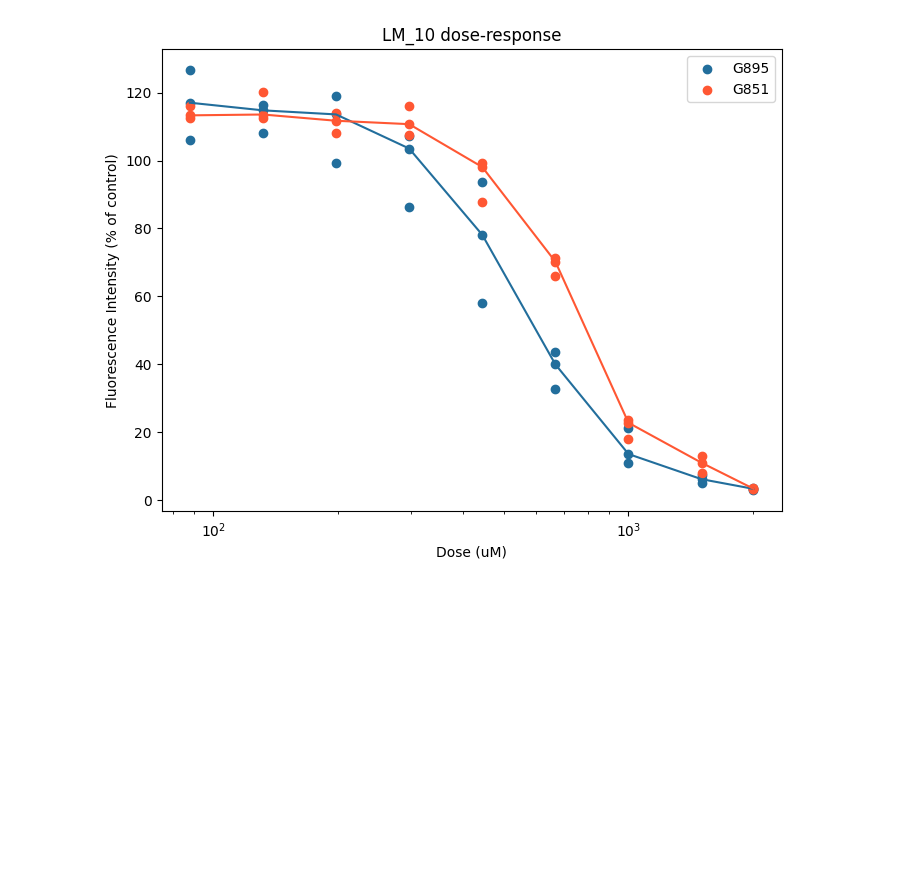
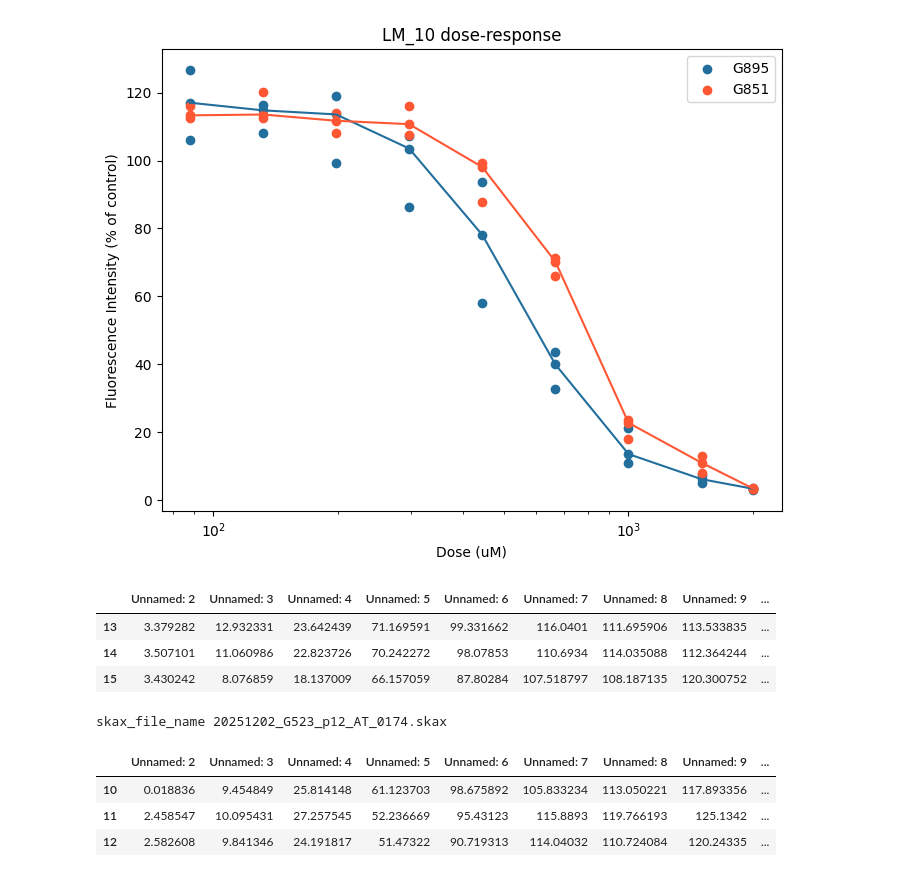
Before and after one commit to jess-xia/drug_dose_response, a Jupyter notebook: dose_response_alamar_triplicate.ipynb, the cells around one changed output. Drawn from its saved outputs; the diff is of its cells as text; code cells hidden in the pictures; blank space fills up the shorter version.

```diff
--- a/dose_response_alamar_triplicate.ipynb
+++ b/dose_response_alamar_triplicate.ipynb
@@ -417,3 +417,10 @@ plt.show()
 skax_file_name 20240927_G895_Epa_LM10.skax
 skax_file_name 20240927_G851_Epa_LM10.skax
 [figure]
+# %%
+cell_line_2
+# %% [output]
+|  | Unnamed: 2 | Unnamed: 3 | Unnamed: 4 | Unnamed: 5 | Unnamed: 6 | Unnamed: 7 | Unnamed: 8 | Unnamed: 9 | ... |
+| 13 | 3.379282 | 12.932331 | 23.642439 | 71.169591 | 99.331662 | 116.0401 | 111.695906 | 113.533835 | ... |
+| 14 | 3.507101 | 11.060986 | 22.823726 | 70.242272 | 98.07853 | 110.6934 | 114.035088 | 112.364244 | ... |
+| 15 | 3.430242 | 8.076859 | 18.137009 | 66.157059 | 87.80284 | 107.518797 | 108.187135 | 120.300752 | ... |
@@ -419,0 +432,11 @@ skax_file_name 20240927_G851_Epa_LM10.skax
+# %%
+cell_line_1 = standardize_replicates_all_cells(G523_AT0174_file_path, 1)
+# %% [output]
+skax_file_name 20251202_G523_p12_AT_0174.skax
+# %%
+cell_line_1
+# %% [output]
+|  | Unnamed: 2 | Unnamed: 3 | Unnamed: 4 | Unnamed: 5 | Unnamed: 6 | Unnamed: 7 | Unnamed: 8 | Unnamed: 9 | ... |
+| 10 | 0.018836 | 9.454849 | 25.814148 | 61.123703 | 98.675892 | 105.833234 | 113.050221 | 117.893356 | ... |
+| 11 | 2.458547 | 10.095431 | 27.257545 | 52.236669 | 95.43123 | 115.8893 | 119.766193 | 125.1342 | ... |
+| 12 | 2.582608 | 9.841346 | 24.191817 | 51.47322 | 90.719313 | 114.04032 | 110.724084 | 120.24335 | ... |
```
Also changed, not shown: parts of 3 cells of this notebook.
